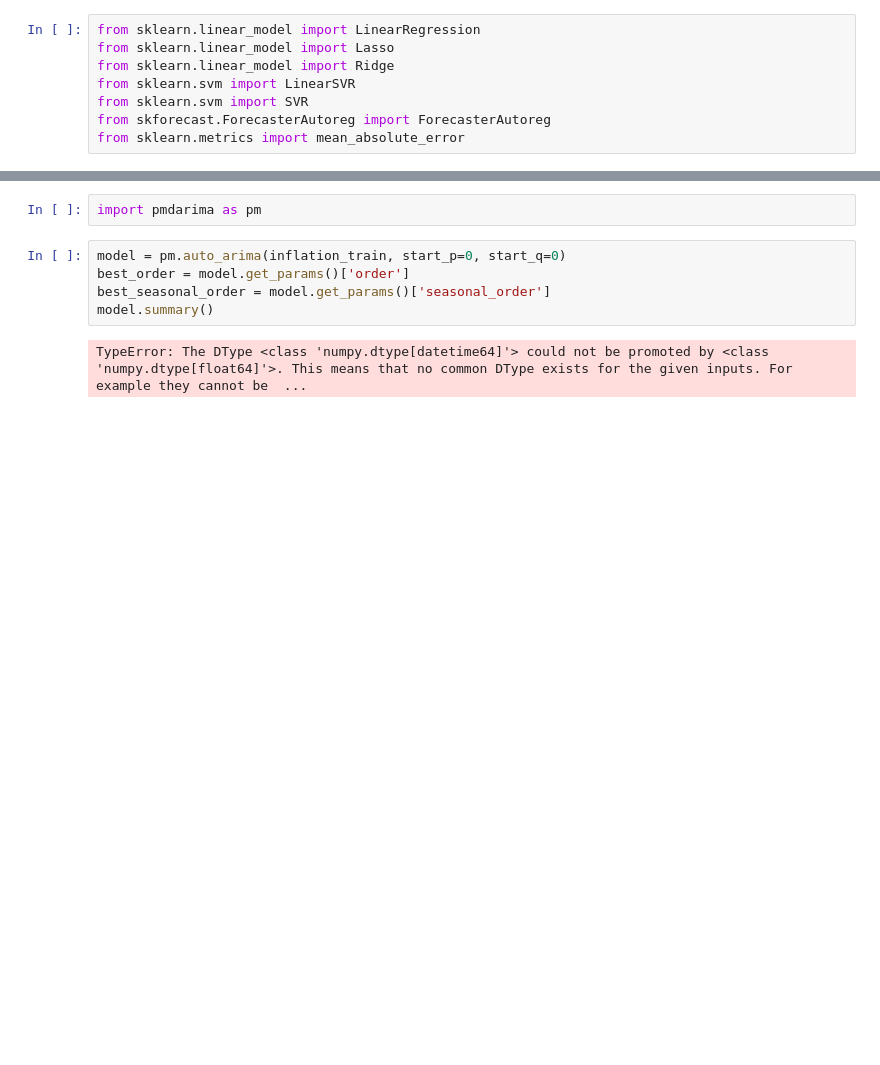
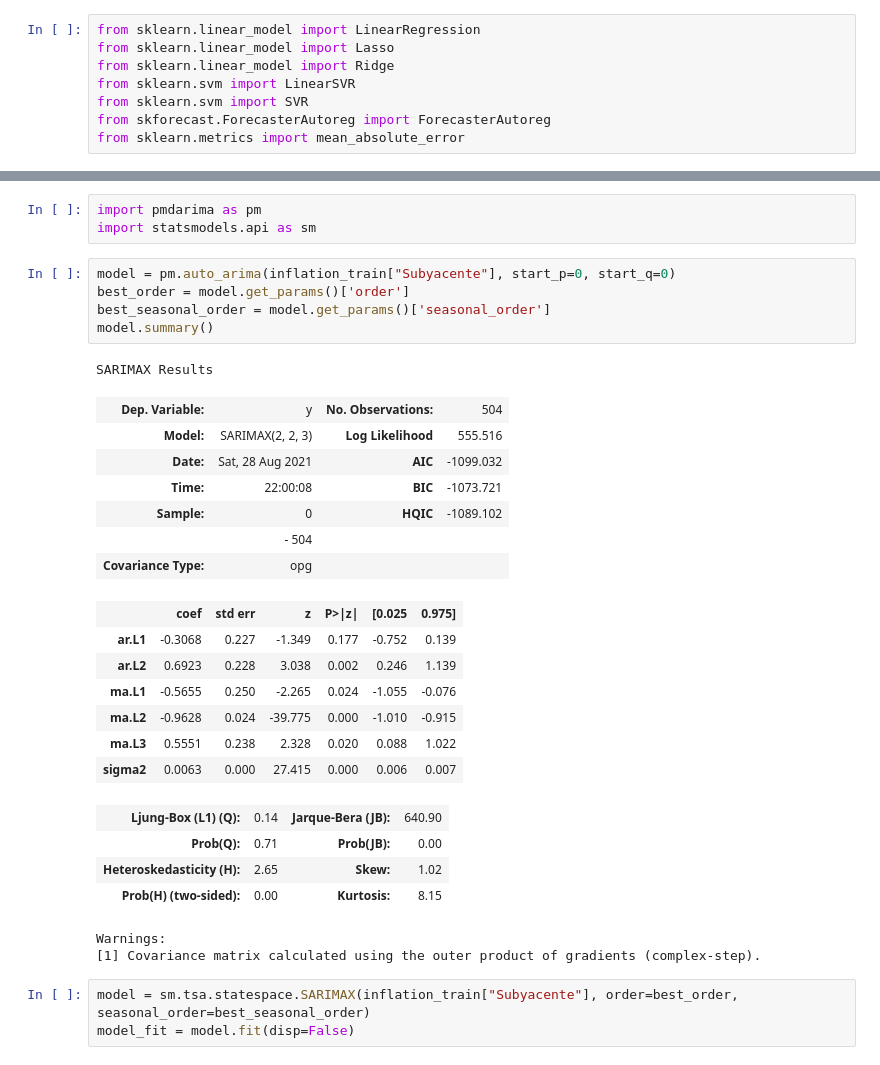
Before and after one commit to IquiBalamHM/hackmty-2021, a Jupyter notebook: jamir/model.ipynb, the cells around one changed output, grey strips where cells are left out. Drawn from its saved outputs; the diff is of its cells as text; blank space fills up the shorter version.

```diff
--- a/jamir/model.ipynb
+++ b/jamir/model.ipynb
@@ -141,10 +140,34 @@ print(mean_absolute_error(test["Principales Indices, Subyacente"], test["Predict
 7.257059024599809
 # %%
 import pmdarima as pm
+import statsmodels.api as sm
 # %%
-model = pm.auto_arima(inflation_train, start_p=0, start_q=0)
+model = pm.auto_arima(inflation_train["Subyacente"], start_p=0, start_q=0)
 best_order = model.get_params()['order']
 best_seasonal_order = model.get_params()['seasonal_order']
 model.summary()
 # %% [output]
-TypeError: The DType <class 'numpy.dtype[datetime64]'> could not be promoted by <class 'numpy.dtype[float64]'>. This means that no common DType exists for the given inputs. For example they cannot be  ...
+SARIMAX Results
+| Dep. Variable: | y | No. Observations: | 504 |
+| Model: | SARIMAX(2, 2, 3) | Log Likelihood | 555.516 |
+| Date: | Sat, 28 Aug 2021 | AIC | -1099.032 |
+| Time: | 22:00:08 | BIC | -1073.721 |
+| Sample: | 0 | HQIC | -1089.102 |
+|  | - 504 |  |  |
+| Covariance Type: | opg |  |  |
+|  | coef | std err | z | P>|z| | [0.025 | 0.975] |
+| ar.L1 | -0.3068 | 0.227 | -1.349 | 0.177 | -0.752 | 0.139 |
+| ar.L2 | 0.6923 | 0.228 | 3.038 | 0.002 | 0.246 | 1.139 |
+| ma.L1 | -0.5655 | 0.250 | -2.265 | 0.024 | -1.055 | -0.076 |
+| ma.L2 | -0.9628 | 0.024 | -39.775 | 0.000 | -1.010 | -0.915 |
+| ma.L3 | 0.5551 | 0.238 | 2.328 | 0.020 | 0.088 | 1.022 |
+| sigma2 | 0.0063 | 0.000 | 27.415 | 0.000 | 0.006 | 0.007 |
+| Ljung-Box (L1) (Q): | 0.14 | Jarque-Bera (JB): | 640.90 |
+| Prob(Q): | 0.71 | Prob(JB): | 0.00 |
+| Heteroskedasticity (H): | 2.65 | Skew: | 1.02 |
+| Prob(H) (two-sided): | 0.00 | Kurtosis: | 8.15 |
+Warnings:
+[1] Covariance matrix calculated using the outer product of gradients (complex-step).
+# %%
+model = sm.tsa.statespace.SARIMAX(inflation_train["Subyacente"], order=best_order, seasonal_order=best_seasonal_order)
+model_fit = model.fit(disp=False)
```
Also changed, not shown: parts of 13 cells of this notebook.
